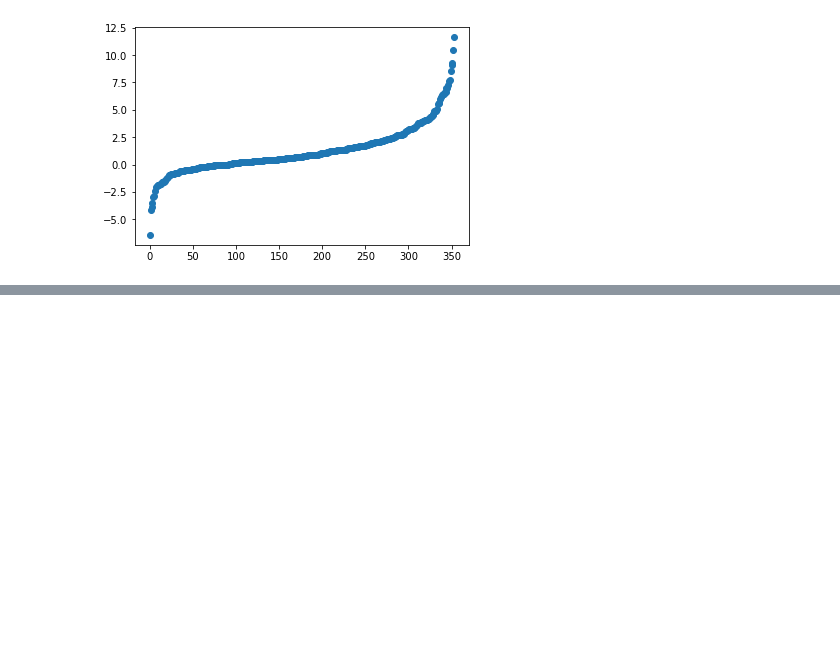
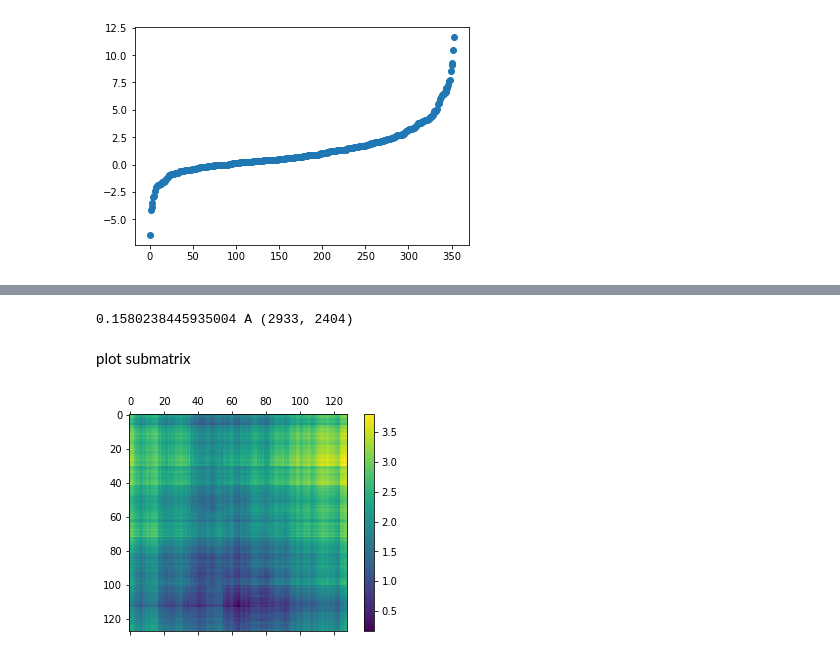
Before and after one commit to maximocrv/ml_protein_interactions, a Jupyter notebook: notebooks/data_exploration.ipynb, the cells around one changed output, grey strips where cells are left out. Saved outputs shown, nothing was run; the diff lists cells and outputs as text; code cells hidden in the pictures; blank space fills up the shorter version.

```diff
--- a/notebooks/data_exploration.ipynb
+++ b/notebooks/data_exploration.ipynb
@@ -29,0 +127,42 @@ plt.scatter(np.arange(len(y_te)), np.sort(y_te))
+# %%
+n_interactions = 128
+
+min_i = np.argmin(D)
+min_r, min_c = int(min_i/D.shape[1]), min_i%D.shape[1]
+print(np.min(D), (min_r, min_c))
+
+ids0_min, ids0_max = min_r-n_interactions/2, min_r+n_interactions/2
+ids1_min, ids1_max = min_c-n_interactions/2, min_c+n_interactions/2
+
+if ids0_min < 0:
+    ids0_max -= ids0_min
+    ids0_min = 0
+elif ids0_max >= D.shape[0]:
+    ids0_min -= ids0_max - D.shape[0] + 1
+    ids0_max = D.shape[0]-1
+
+if ids1_min < 0:
+    ids1_max -= ids1_min
+    ids1_min = 0
+elif ids1_max >= D.shape[1]:
+    ids1_min -= ids1_max - D.shape[1] + 1
+    ids1_max = D.shape[1]-1
+
+ids0_interacting = np.arange(ids0_min, ids0_max, dtype=np.int32)
+ids1_interacting = np.arange(ids1_min, ids1_max, dtype=np.int32)
+# %% [output]
+0.1580238445935004 A (2933, 2404)
+# %% [markdown]
+plot submatrix
+# %%
+sub_D = D[np.ix_(ids0_interacting, ids1_interacting)]
+# %%
+figure = plt.figure()
+axes = figure.add_subplot(111)
+
+caxes = axes.matshow(sub_D)
+figure.colorbar(caxes)
+
+plt.show()
+# %% [output]
+[figure, added]
```
Also changed, not shown: parts of 16 cells of this notebook, 2 other files.
